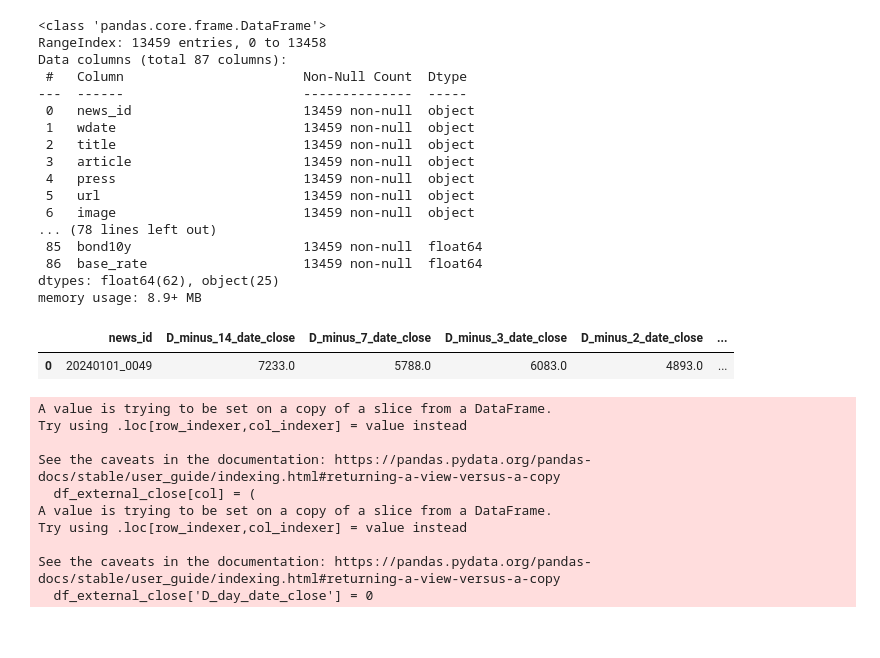
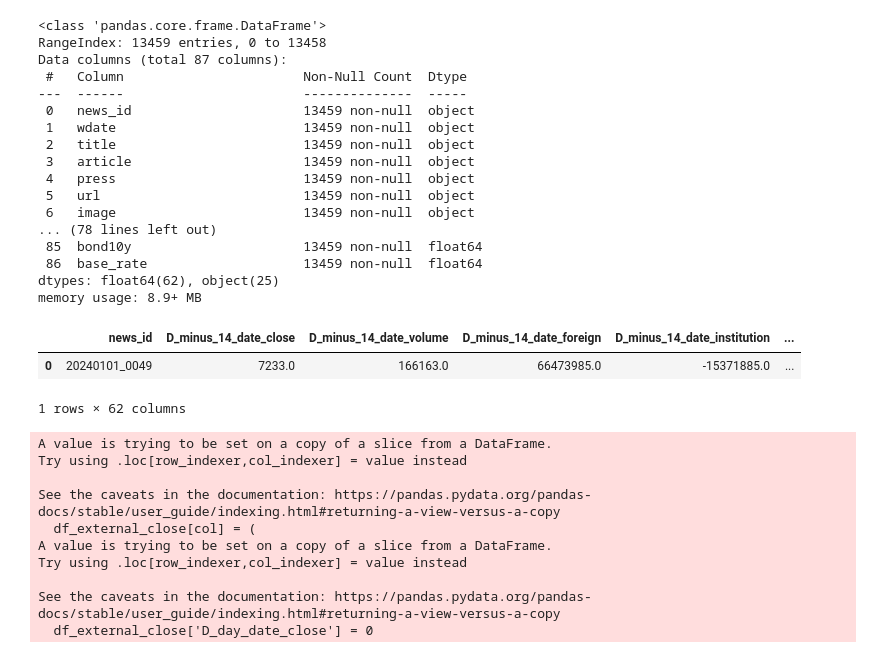
Before and after one commit to choikwangil95/HKToss-MLOps-Project-Final, a Jupyter notebook: eda/kwangil/news_impact.ipynb, the cells around one changed output. Drawn from its saved outputs; the diff is of its cells as text; code cells hidden in the pictures.

```diff
--- a/eda/kwangil/news_impact.ipynb
+++ b/eda/kwangil/news_impact.ipynb
@@ -71,5 +158,13 @@ df_external_close = df_external[
 # %%
-df_external_close.head(1)
+df_external_only.to_csv(
+    "../../db/news_2023_2025_external.csv", index=False
+)
-# %% [output]
-|  | news_id | D_minus_14_date_close | D_minus_7_date_close | D_minus_3_date_close | D_minus_2_date_close | ... |
-| 0 | 20240101_0049 | 7233.0 | 5788.0 | 6083.0 | 4893.0 | ... |
+# %%
+df_external_only = pd.read_csv(
+    "../../db/news_2023_2025_external.csv"
+)
+df_external_only.head(1)
+# %% [output]
+|  | news_id | D_minus_14_date_close | D_minus_14_date_volume | D_minus_14_date_foreign | D_minus_14_date_institution | ... |
+| 0 | 20240101_0049 | 7233.0 | 166163.0 | 66473985.0 | -15371885.0 | ... |
+1 rows × 62 columns
```
Also changed, not shown: parts of 4 cells of this notebook, 9 other files.
